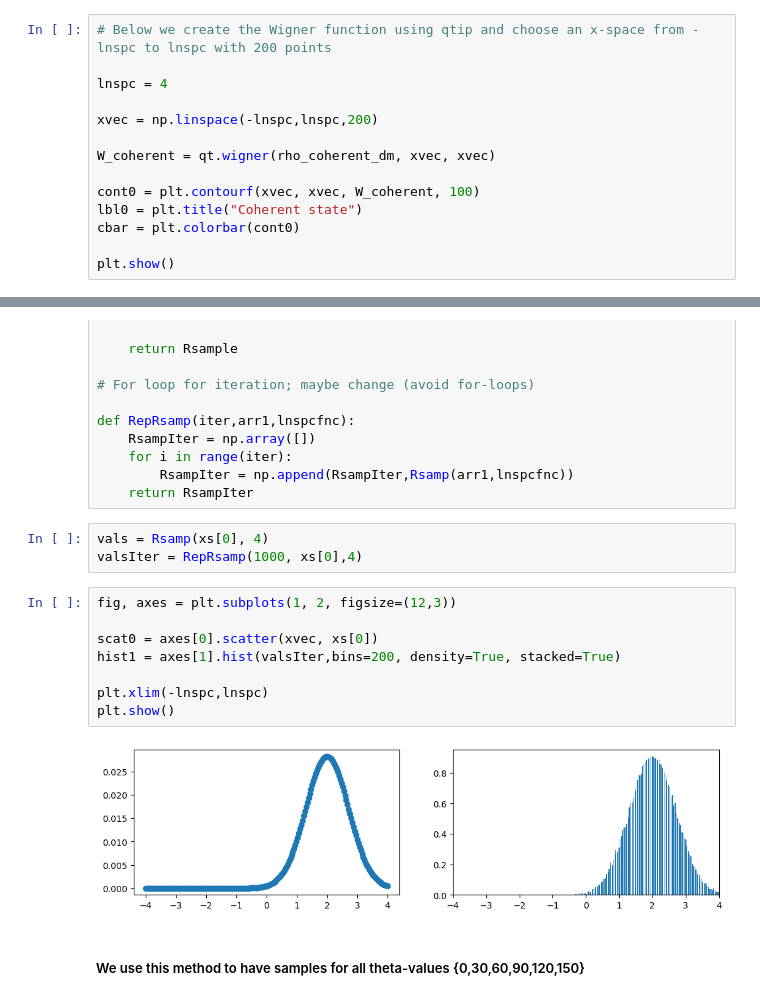
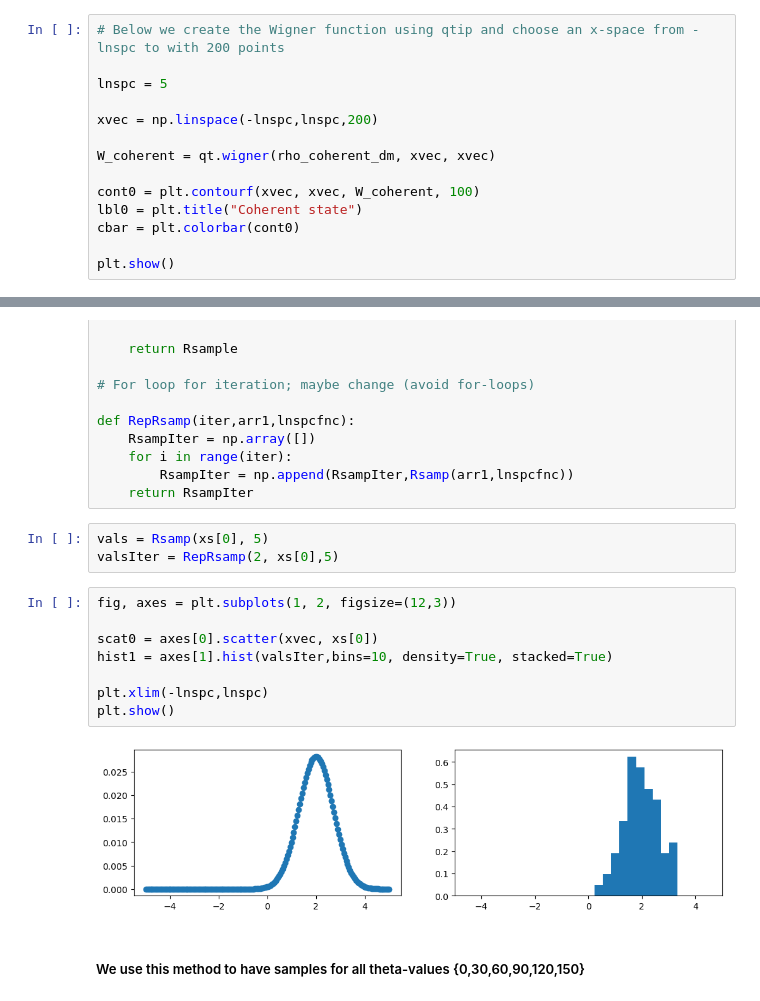
Before and after one commit to Rasmus9023/Homodyne-Tomography, a Jupyter notebook: prob_theta.ipynb, the cells around one changed output, grey strips where cells are left out. Drawn from its saved outputs; the diff is of its cells as text.

```diff
--- a/prob_theta.ipynb
+++ b/prob_theta.ipynb
@@ -38,7 +40,7 @@ rho_coherent = qt.coherent(N, np.sqrt(2))
 # %%
-# Below we create the Wigner function using qtip and choose an x-space from -lnspc to lnspc with 200 points
+# Below we create the Wigner function using qtip and choose an x-space from -lnspc to with 200 points
 
-lnspc = 4
+lnspc = 5
 
 xvec = np.linspace(-lnspc,lnspc,200)
 
@@ -140,18 +142,18 @@ def RepRsamp(iter,arr1,lnspcfnc):
         RsampIter = np.append(RsampIter,Rsamp(arr1,lnspcfnc))
     return RsampIter
 # %%
-vals = Rsamp(xs[0], 4)
-valsIter = RepRsamp(1000, xs[0],4)
+vals = Rsamp(xs[0], 5)
+valsIter = RepRsamp(2, xs[0],5)
 # %%
 fig, axes = plt.subplots(1, 2, figsize=(12,3))
 
 scat0 = axes[0].scatter(xvec, xs[0])
-hist1 = axes[1].hist(valsIter,bins=200, density=True, stacked=True)
+hist1 = axes[1].hist(valsIter,bins=10, density=True, stacked=True)
 
 plt.xlim(-lnspc,lnspc)
 plt.show()
 # %% [output]
-[figure, old version]
+[figure, new version]
 # %% [markdown]
 ##### We use this method to have samples for all theta-values {0,30,60,90,120,150}
 # %%
```
Also changed, not shown: parts of 14 cells of this notebook.
